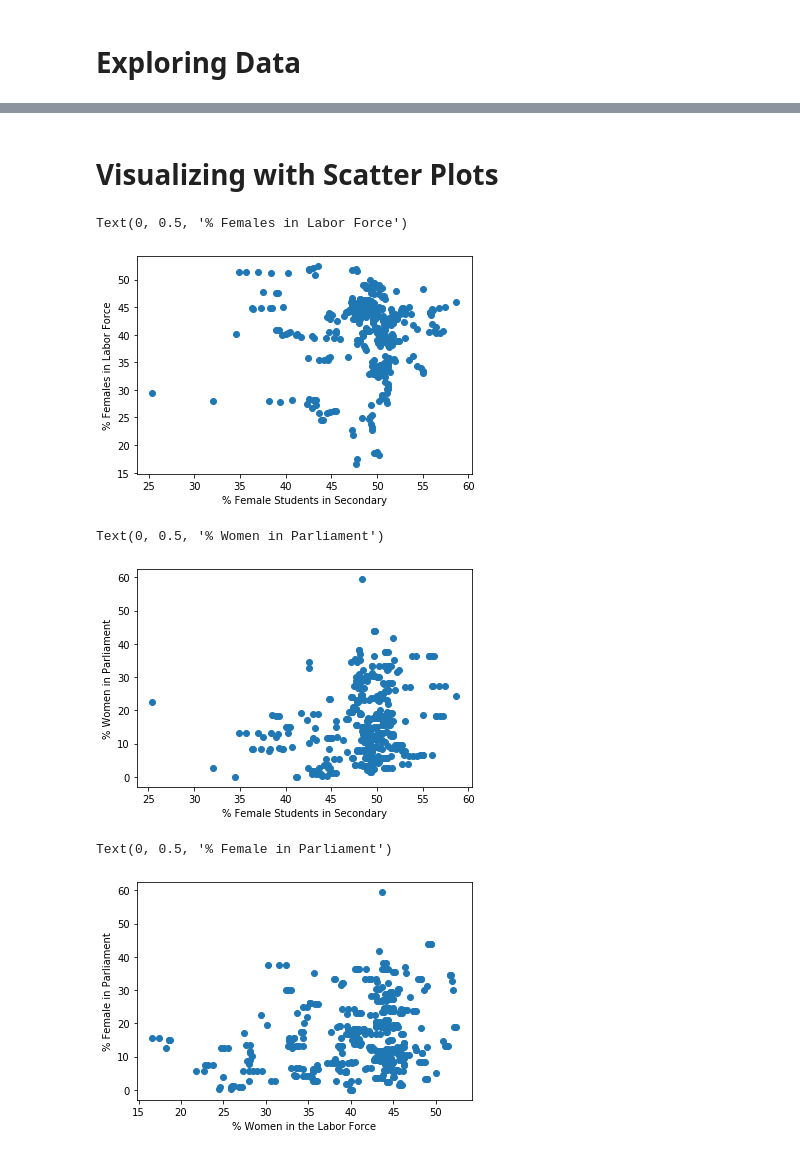
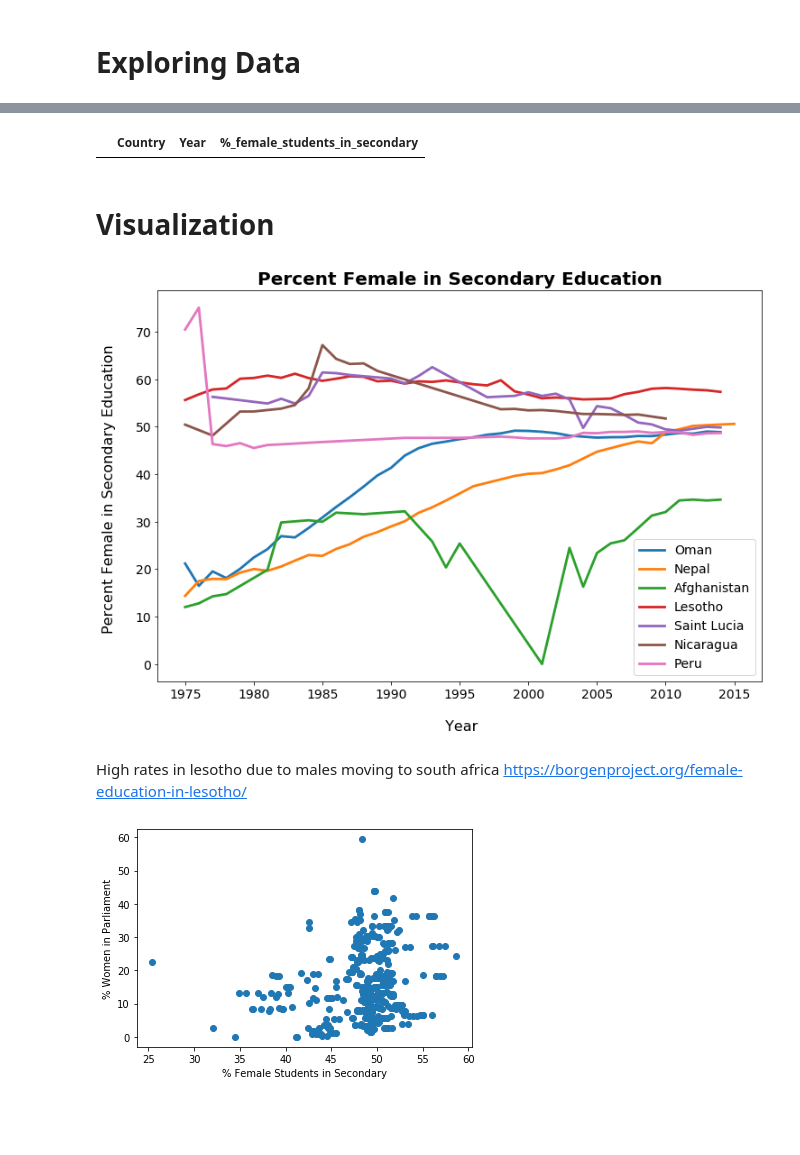
Before and after one commit to nss-data-science-cohort-4/dq1-undata-savyrosea, a Jupyter notebook: notebooks/dq1_project_education_and_gender.ipynb, the cells around one changed output, grey strips where cells are left out. Saved outputs shown, nothing was run; the diff lists cells and outputs as text; code cells hidden in the pictures; blank space fills up the shorter version.

```diff
--- a/notebooks/dq1_project_education_and_gender.ipynb
+++ b/notebooks/dq1_project_education_and_gender.ipynb
@@ -228,5 +84,5 @@ education_and_gender.head()
 # %% [markdown]
-#
+
 # Exploring Data
 # %%
 education_and_gender.describe()
@@ -253,27 +109,47 @@ education_and_gender[education_and_gender['%_female_in_parliament']>50]
 # %% [output]
 |  | Country | Year | %_female_students_in_secondary | Number_of_Seats_Held_Female | Number_of_Seats_Held_Male | ... |
 | 162 | Germany | 2000 | 48.35321 | 41 | 28 | ... |
-# %% [markdown]
-#
-# Visualizing with Scatter Plots
+# %%
+percent_female_in_secondary_school[percent_female_in_secondary_school['Country']=='Guinea Bissau']
+# %% [output]
+|  | Country | Year | %_female_students_in_secondary |
+# %% [markdown]
+
+# Visualization
+# %%
+Oman_secondary = percent_female_in_secondary_school[percent_female_in_secondary_school['Country']=='Oman']
+Nepal_secondary = percent_female_in_secondary_school[percent_female_in_secondary_school['Country']=='Nepal']
+Afghanistan_secondary = percent_female_in_secondary_school[percent_female_in_secondary_school['Country']=='Afghanistan']
+Lesotho_secondary = percent_female_in_secondary_school[percent_female_in_secondary_school['Country']=='Lesotho']
+Saint_Lucia_secondary = percent_female_in_secondary_school[percent_female_in_secondary_school['Country']=='Saint Lucia']
+Nicaragua_secondary = percent_female_in_secondary_school[percent_female_in_secondary_school['Country']=='Nicaragua']
+Peru_secondary = percent_female_in_secondary_school[percent_female_in_secondary_school['Country']=='Peru']
+# %%
+#Creating a Line PLot for the countries with the lowest secondary education female rates
+plt.figure(figsize = (12,8))
+plt.plot(Oman_secondary['Year'],Oman_secondary['%_female_students_in_secondary'], label = 'Oman', linewidth = 2.8)
+plt.plot(Nepal_secondary['Year'],Nepal_secondary['%_female_students_in_secondary'], label = 'Nepal', linewidth = 2.8)
+plt.plot(Afghanistan_secondary['Year'],Afghanistan_secondary['%_female_students_in_secondary'], label = 'Afghanistan', linewidth = 2.8)
+plt.plot(Lesotho_secondary['Year'],Lesotho_secondary['%_female_students_in_secondary'], label = 'Lesotho', linewidth = 2.8)
+plt.plot(Saint_Lucia_secondary['Year'],Saint_Lucia_secondary['%_female_students_in_secondary'], label = 'Saint Lucia', linewidth = 2.8)
+plt.plot(Nicaragua_secondary['Year'],Nicaragua_secondary['%_female_students_in_secondary'], label = 'Nicaragua', linewidth = 2.8)
+plt.plot(Peru_secondary['Year'],Peru_secondary['%_female_students_in_secondary'], label = 'Peru', linewidth = 2.8)
+plt.xlabel('\n Year',fontsize = 16, fontweight = 540)
+plt.ylabel('Percent Female in Secondary Education \n',fontsize = 16, fontweight = 540)
+plt.xticks(fontsize = 14)
+plt.yticks(fontsize = 14)
+plt.title('Percent Female in Secondary Education', fontsize = 20, fontweight = 'bold')
+plt.legend(fontsize = 14)
+plt.savefig('Percent Female in Secondary Education Line Graph.png', dpi = 150);
+# %% [output]
+[figure, added]
+# %% [markdown]
+High rates in lesotho due to males moving to south africa
+https://borgenproject.org/female-education-in-lesotho/
 # %%
-plt.scatter(x = education_and_gender['%_female_students_in_secondary'], y = education_and_gender['%_women_in_labor_force'])
+plt.scatter(x = education_and_gender['%_female_students_in_secondary'], y = education_and_gender['%_female_in_parliament'])
 plt.xlabel('% Female Students in Secondary')
-plt.ylabel('% Females in Labor Force')
+plt.ylabel('% Women in Parliament')
+plt.savefig('ed Parliament.png', dpi = 150);
 # %% [output]
-Text(0, 0.5, '% Females in Labor Force')
-[figure, old version]
+[figure, new version]
-# %%
-plt.scatter(x = education_and_gender['%_female_students_in_secondary'], y = education_and_gender['%_female_in_parliament'])
-plt.xlabel('% Female Students in Secondary')
-plt.ylabel('% Women in Parliament')
-# %% [output]
-Text(0, 0.5, '% Women in Parliament')
-[figure, removed]
-# %%
-plt.scatter(x = education_and_gender['%_women_in_labor_force'], y = education_and_gender['%_female_in_parliament'])
-plt.xlabel('% Women in the Labor Force')
-plt.ylabel('% Female in Parliament')
-# %% [output]
-Text(0, 0.5, '% Female in Parliament')
-[figure, removed]
```
Also changed, not shown: parts of 26 cells of this notebook.
